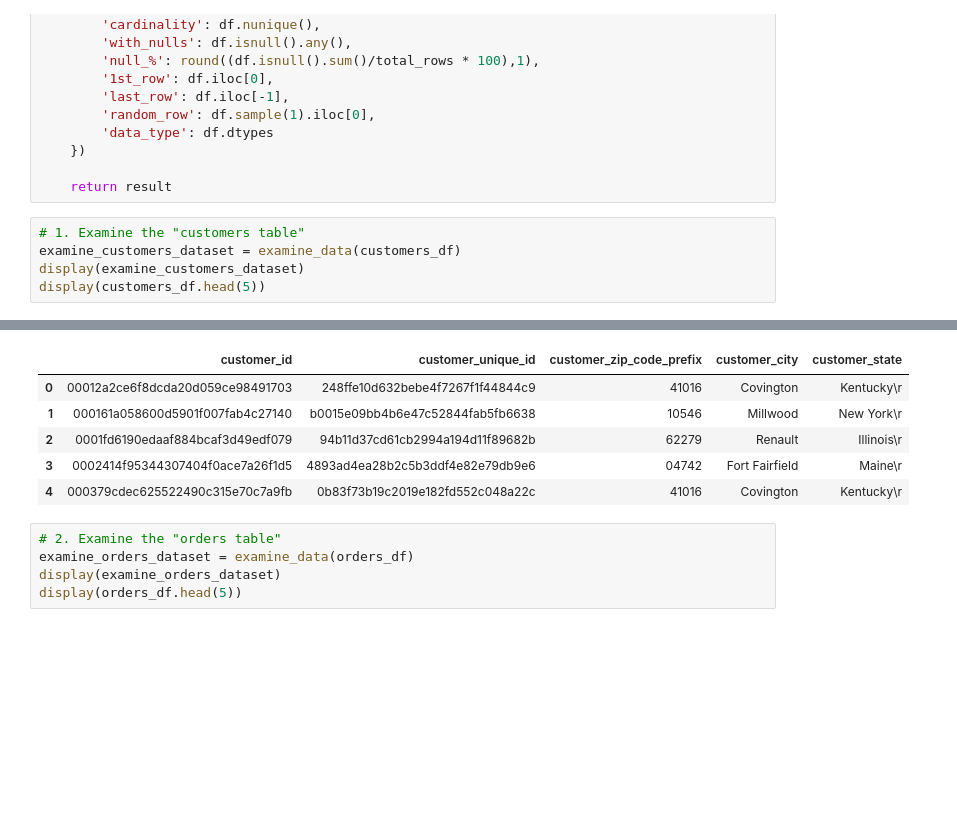
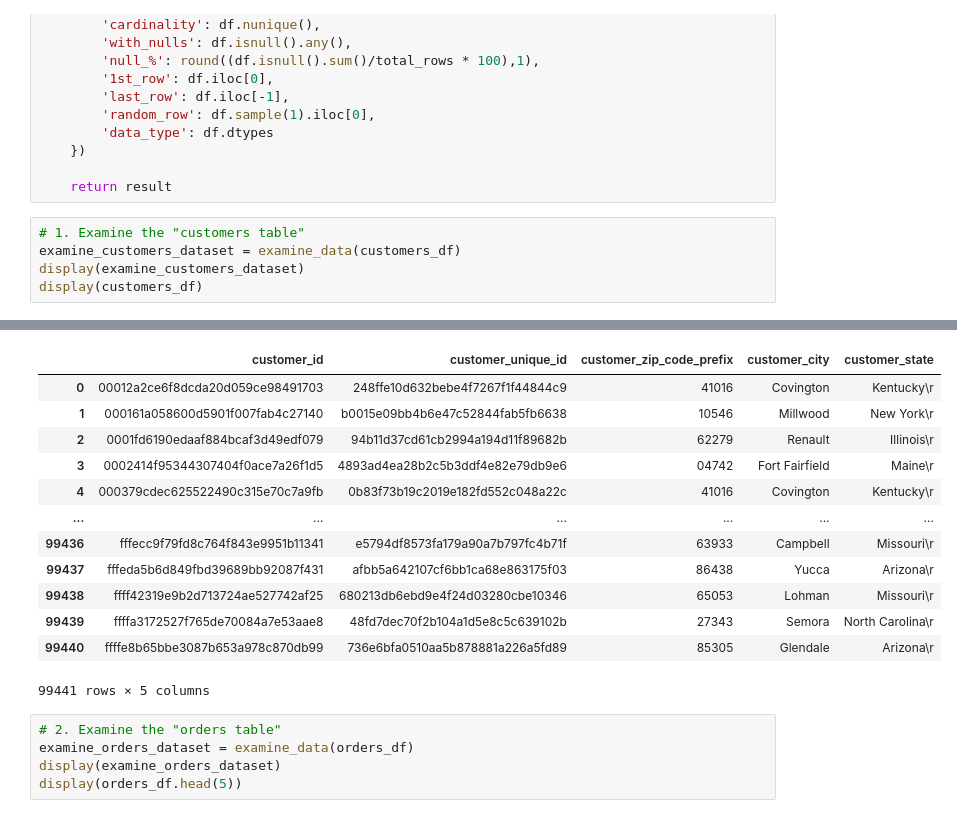
Before and after one commit to Lily-ThuPham/ECommerce-Analytics-CustomerSegmentation-Report, a Jupyter notebook: code/Data_preparation.ipynb, the cells around one changed output, grey strips where cells are left out. Saved outputs shown, nothing was run; the diff lists cells and outputs as text; blank space fills up the shorter version.

```diff
--- a/code/Data_preparation.ipynb
+++ b/code/Data_preparation.ipynb
@@ -128,6 +144,6 @@ def examine_data(df):
 # 1. Examine the "customers table"
 examine_customers_dataset = examine_data(customers_df)
 display(examine_customers_dataset)
-display(customers_df.head(5))
+display(customers_df)
 # %% [output]
 |  | rows_count | rows_with_nulls | unique | cardinality | with_nulls | null_% | 1st_row | last_row | random_row | ... |
@@ -139,9 +155,16 @@ display(customers_df.head(5))
 |  | customer_id | customer_unique_id | customer_zip_code_prefix | customer_city | customer_state |
 | 0 | 00012a2ce6f8dcda20d059ce98491703 | 248ffe10d632bebe4f7267f1f44844c9 | 41016 | Covington | Kentucky\r |
 | 1 | 000161a058600d5901f007fab4c27140 | b0015e09bb4b6e47c52844fab5fb6638 | 10546 | Millwood | New York\r |
 | 2 | 0001fd6190edaaf884bcaf3d49edf079 | 94b11d37cd61cb2994a194d11f89682b | 62279 | Renault | Illinois\r |
 | 3 | 0002414f95344307404f0ace7a26f1d5 | 4893ad4ea28b2c5b3ddf4e82e79db9e6 | 04742 | Fort Fairfield | Maine\r |
 | 4 | 000379cdec625522490c315e70c7a9fb | 0b83f73b19c2019e182fd552c048a22c | 41016 | Covington | Kentucky\r |
+| ... | ... | ... | ... | ... | ... |
+| 99436 | fffecc9f79fd8c764f843e9951b11341 | e5794df8573fa179a90a7b797fc4b71f | 63933 | Campbell | Missouri\r |
+| 99437 | fffeda5b6d849fbd39689bb92087f431 | afbb5a642107cf6bb1ca68e863175f03 | 86438 | Yucca | Arizona\r |
+| 99438 | ffff42319e9b2d713724ae527742af25 | 680213db6ebd9e4f24d03280cbe10346 | 65053 | Lohman | Missouri\r |
+| 99439 | ffffa3172527f765de70084a7e53aae8 | 48fd7dec70f2b104a1d5e8c5c639102b | 27343 | Semora | North Carolina\r |
+| 99440 | ffffe8b65bbe3087b653a978c870db99 | 736e6bfa0510aa5b878881a226a5fd89 | 85305 | Glendale | Arizona\r |
+99441 rows × 5 columns
 # %%
 # 2. Examine the "orders table"
 examine_orders_dataset = examine_data(orders_df)
```
Also changed, not shown: parts of 45 cells of this notebook.
